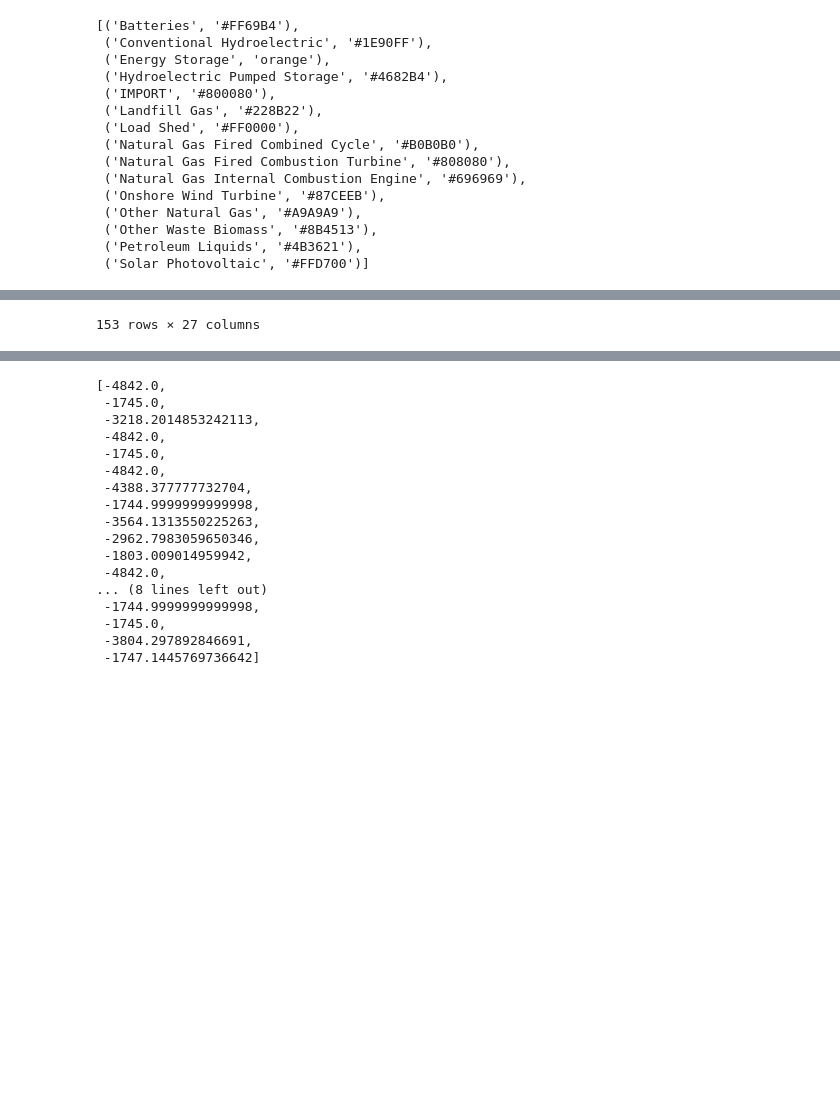
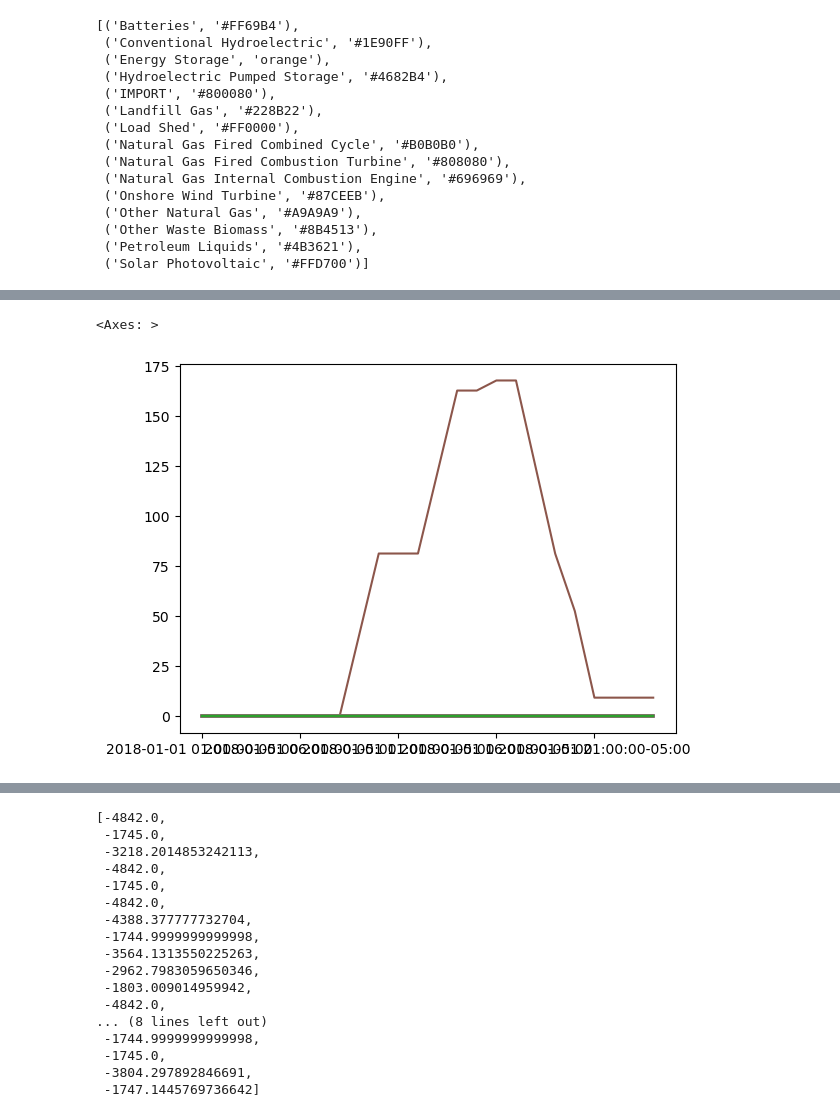
Before and after one commit to asedlak-ucsd/MAE243-Project, a Jupyter notebook: models/san_diego_system/postprocessing/run_postprocess.ipynb, the cells around one changed output, grey strips where cells are left out. Saved outputs shown, nothing was run; the diff lists cells and outputs as text; code cells hidden in the pictures; blank space fills up the shorter version.

```diff
--- a/models/san_diego_system/postprocessing/run_postprocess.ipynb
+++ b/models/san_diego_system/postprocessing/run_postprocess.ipynb
@@ -102,5 +102,5 @@ generator_colors
 # %%
 soc = pd.read_csv(join(outputs_dir, 'soc.csv'))
 # %%
-soc
+soc.T.iloc[0:-3,:].plot(legend=False)
 # %% [output]
@@ -119 +107,2 @@ soc
-153 rows × 27 columns
+<Axes: >
+[figure, added]
```
Also changed, not shown: parts of 9 cells of this notebook, 1 other file.
